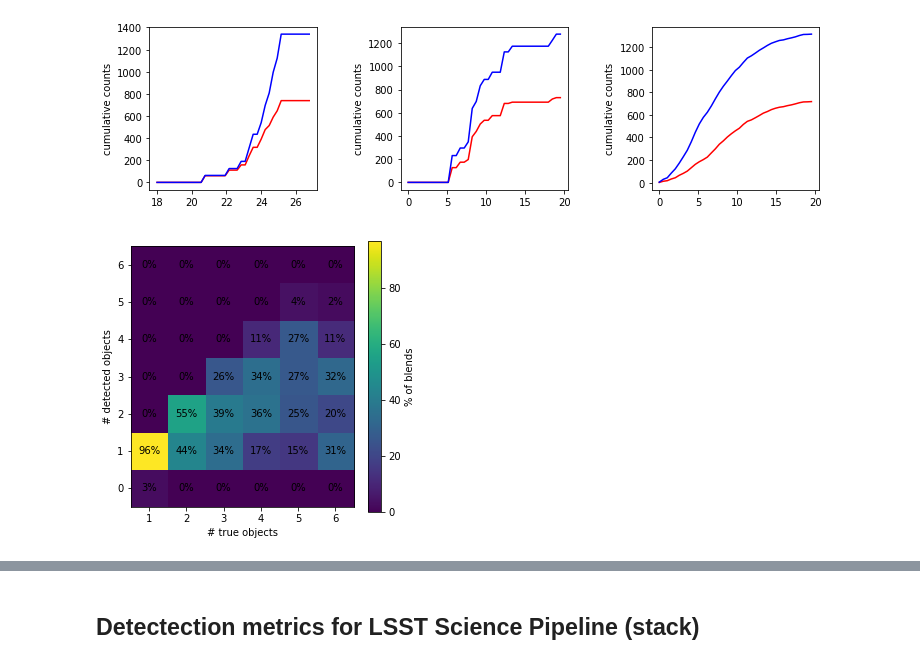
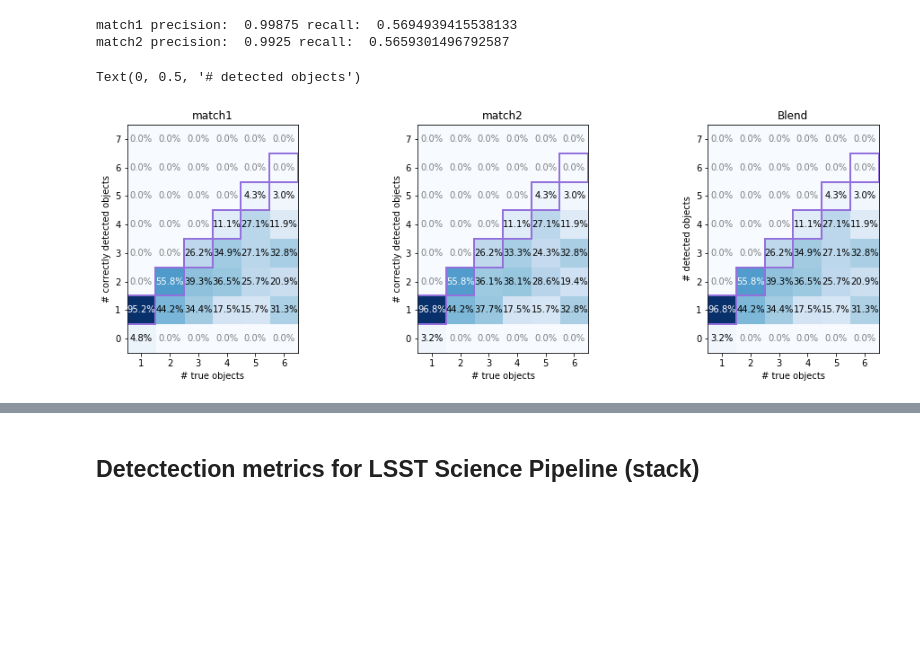
Before and after one commit to LSSTDESC/BlendingToolKit, a Jupyter notebook: notebooks/detection_metrics.ipynb, the cells around one changed output, grey strips where cells are left out. Drawn from its saved outputs; the diff is of its cells as text; code cells hidden in the pictures; blank space fills up the shorter version.

```diff
--- a/notebooks/detection_metrics.ipynb
+++ b/notebooks/detection_metrics.ipynb
@@ -221,13 +125,6 @@ Out of 1 detections,1 were matched, 0 were spurious
 # %%
-meas_param = btk.utils.Basic_measure_params()
+meas_param = btk.utils.SEP_params()
 meas_generator, param = get_meas_generator(meas_param)
-metric_param = btk.utils.Basic_metric_params(meas_generator=meas_generator, param=param)
+metric_param = btk.utils.Basic_metric_params(meas_generator=meas_generator, sim_param=param)
 results = btk.compute_metrics.run(metric_param, test_size=100)
-
 true_table, detected_table, detection_summary = results['detection']
-plot_detection_cumulative(true_table)
-
-det_summary = np.array(detection_summary)
-num = np.max(det_summary)
-
-plot_metrics_summary(det_summary, num)
@@ -276,16 +131,37 @@ Out of 2 detections,2 were matched, 0 were spurious
-# %%
-meas_param = btk.utils.SEP_params()
-meas_generator, param = get_meas_generator(meas_param)
-metric_param = btk.utils.Basic_metric_params(meas_generator=meas_generator, param=param)
-results = btk.compute_metrics.run(metric_param, test_size=100)
-# %%
-true_table, detected_table, detection_summary = results['detection']
-true_table['min_dist'][np.isinf(true_table['min_dist'])] = param.stamp_size/param.pixel_scale
-plot_detection_cumulative(true_table)
-
-det_summary = np.array(detection_summary)
-num = np.max(det_summary)
-plot_metrics_summary(det_summary, num)
-# %% [output]
-[figure, removed]
-[figure, removed]
+# %%
+num = np.array(detection_summary).max()
+
+_, ax = plt.subplots(1,3,figsize=(15,5))
+plt.subplots_adjust(wspace=0.3, hspace=0.3)
+
+#match1
+det_summary = np.array(detection_summary)
+tot = np.sum(det_summary[:, 0])
+det = np.sum(det_summary[:, 1])
+spur = np.sum(det_summary[:, 3])
+print("match1", "precision: ", float(det/(det + spur)), "recall: ", float(det/(tot)))
+btk.plot_utils.plot_metrics_summary(det_summary, num, ax=ax[0])
+ax[0].set_title('match1')
+
+# match 2
+summ = np.array(detection_summary)
+det_summary = np.concatenate([summ[:, 0, np.newaxis], summ[:, 5:]], axis=1)
+tot = np.sum(det_summary[:, 0])
+det = np.sum(det_summary[:, 1])
+spur = np.sum(det_summary[:, 3])
+
+print("match2", "precision: ", float(det/(det + spur)), "recall: ", float(det/(tot)))
+btk.plot_utils.plot_metrics_summary(det_summary, num, ax=ax[1])
+ax[1].set_title('match2')
+
+summ = np.array(detection_summary)
+det_summary = np.concatenate([summ[:, 0, np.newaxis], summ[:, 5:]], axis=1)
+det_summary[:, 1] += det_summary[:, 3] +det_summary[:, 4]
+btk.plot_utils.plot_metrics_summary(det_summary, num, ax=ax[2])
+ax[2].set_title('Blend')
+ax[2].set_ylabel('# detected objects')
+# %% [output]
+match1 precision:  0.99875 recall:  0.5694939415538133
+match2 precision:  0.9925 recall:  0.5659301496792587
+Text(0, 0.5, '# detected objects')
+[figure, added]
```
Also changed, not shown: parts of 26 cells of this notebook, 7 other files.
